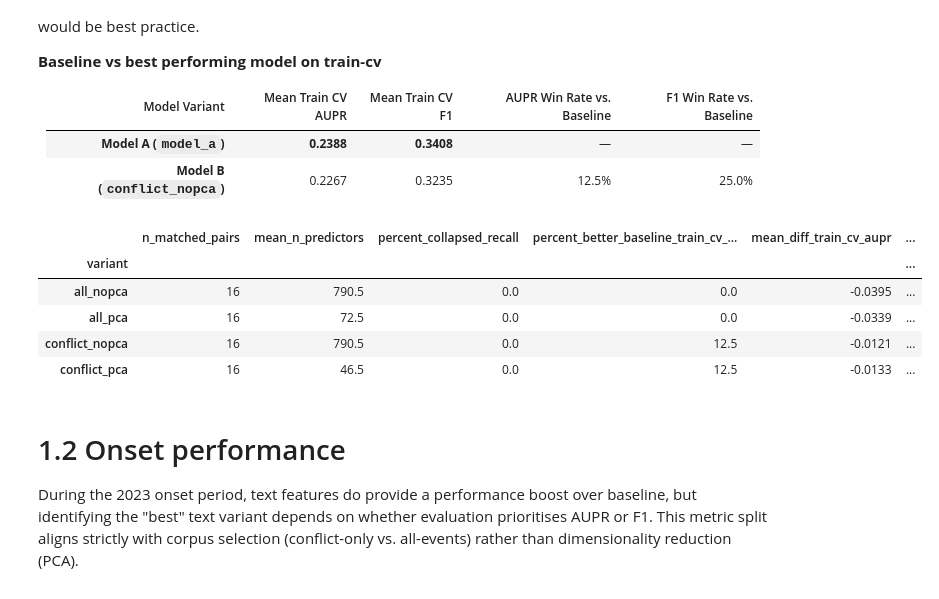
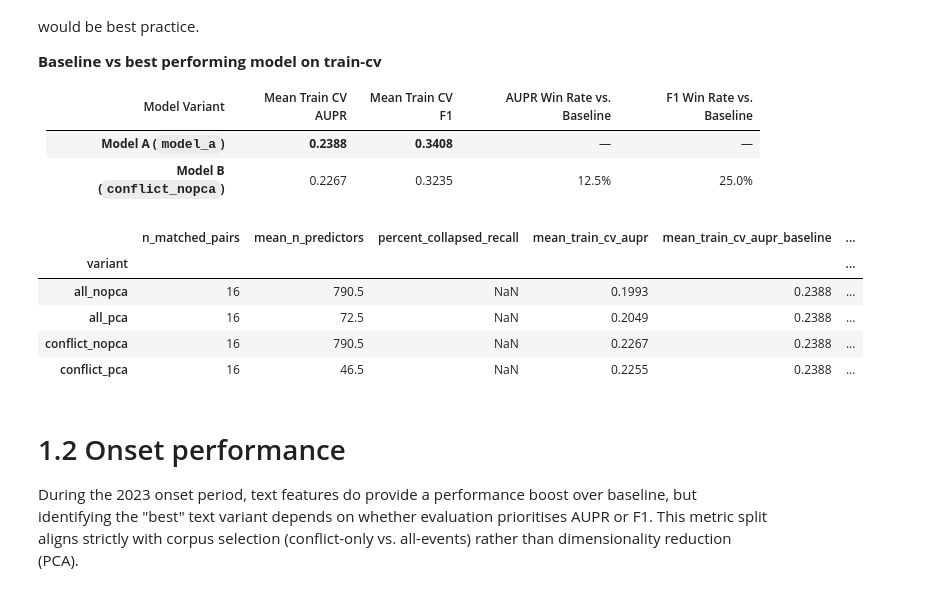
Before and after one commit to eviejones/msc-final-project, a Jupyter notebook: notebooks/03_results.ipynb, the cells around one changed output. Cells and saved outputs as stored; diff of their text form; code cells hidden in the pictures.

```diff
--- a/notebooks/03_results.ipynb
+++ b/notebooks/03_results.ipynb
@@ -92,8 +92,8 @@ def baseline_performance_summary(results):
 
     return summary
 
-
-def baseline_comparison_table(results, metrics, recall_col="onset_recall_class1"):
+def baseline_comparison_table(results, metrics, split):
+    recall_col = f"{split}_recall_class1"
     metrics = list(dict.fromkeys(metrics))
 
     cols_to_convert = metrics + ([recall_col] if recall_col in results.columns else [])
@@ -140,6 +140,8 @@ def baseline_comparison_table(results, metrics, recall_col="onset_recall_class1"
 
         for m in metrics:
             diff = matched[m] - matched[f"{m}_base"]
+            row[f"mean_{m}"] = round(matched[m].mean(), 4)
+            row[f"mean_{m}_baseline"] = round(matched[f"{m}_base"].mean(), 4)
             row[f"percent_better_baseline_{m}"] = round((diff > 0).mean() * 100, 1)
             row[f"mean_diff_{m}"] = round(diff.mean(), 4)
             row[f"median_diff_{m}"] = round(diff.median(), 4)
@@ -148,3 +150,24 @@ def baseline_comparison_table(results, metrics, recall_col="onset_recall_class1"
 
     results_table = pd.DataFrame(results_comparison).set_index("variant")
     display(results_table)
+    return
+
+
+# Recall/precision table
+def recall_precision_summary(results, split):
+    recall_col = f"{split}_recall_class1"
+    precision_col = f"{split}_precision_class1"
+
+    results_rp = results.copy()
+    results_rp["collapsed"] = results_rp[recall_col] > 0.9
+
+    return (
+        results_rp.groupby("variant")
+        .agg(
+            n_configs=(recall_col, "count"),
+            mean_recall=(recall_col, "mean"),
+            mean_precision=(precision_col, "mean"),
+            collapse_rate=("collapsed", "mean"),
+        )
+        .round(3)
+    )
@@ -256,14 +259,14 @@ In a standard machine learning pipeline, discarding a model that loses across 10
 | **Model B (`conflict_nopca`)** | 0.2267 | 0.3235 | 12.5% | 25.0% |
 # %%
 # Baseline comparison for training AUPR and F1
-baseline_comparison_table(results, ["train_cv_aupr", "train_cv_f1"], recall_col="train_cv_recall_class1")
+baseline_comparison_table(results, ["train_cv_aupr", "train_cv_f1"], "train")
 # %% [output]
-|  | n_matched_pairs | mean_n_predictors | percent_collapsed_recall | percent_better_baseline_train_cv_... | mean_diff_train_cv_aupr | ... |
+|  | n_matched_pairs | mean_n_predictors | percent_collapsed_recall | mean_train_cv_aupr | mean_train_cv_aupr_baseline | ... |
 | variant |  |  |  |  |  | ... |
-| all_nopca | 16 | 790.5 | 0.0 | 0.0 | -0.0395 | ... |
-| all_pca | 16 | 72.5 | 0.0 | 0.0 | -0.0339 | ... |
-| conflict_nopca | 16 | 790.5 | 0.0 | 12.5 | -0.0121 | ... |
-| conflict_pca | 16 | 46.5 | 0.0 | 12.5 | -0.0133 | ... |
+| all_nopca | 16 | 790.5 | NaN | 0.1993 | 0.2388 | ... |
+| all_pca | 16 | 72.5 | NaN | 0.2049 | 0.2388 | ... |
+| conflict_nopca | 16 | 790.5 | NaN | 0.2267 | 0.2388 | ... |
+| conflict_pca | 16 | 46.5 | NaN | 0.2255 | 0.2388 | ... |
 # %% [markdown]
 # 1.2 Onset performance
 
```
Also changed, not shown: parts of 16 cells of this notebook.
